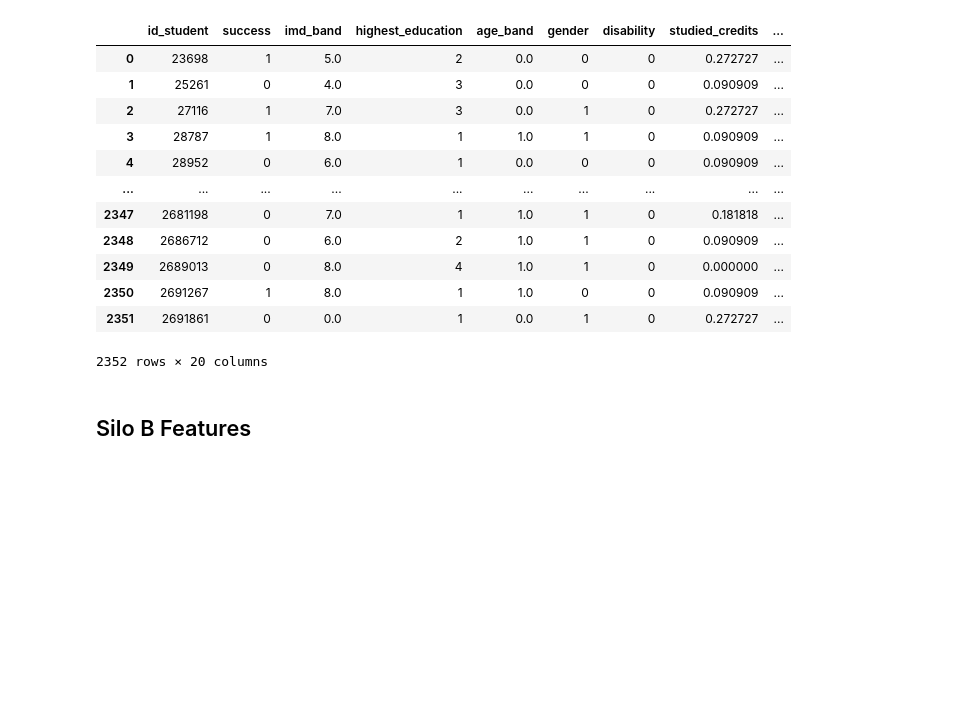
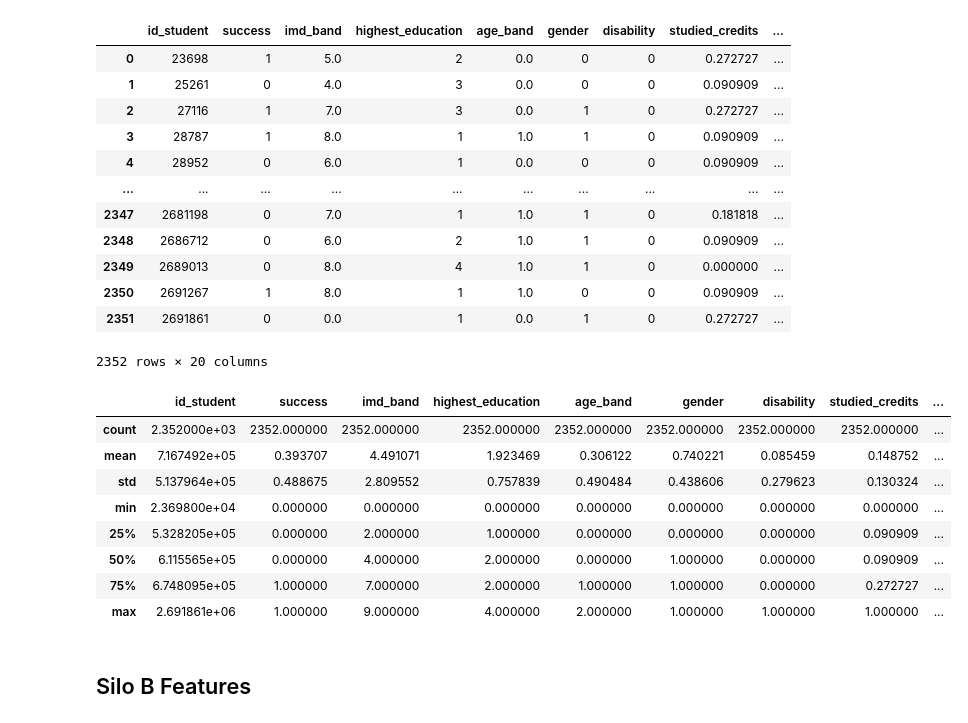
Before and after one commit to Peilong/JayQuery, a Jupyter notebook: notebooks/2026_05_20-EDA_Notebook-v1.ipynb, the cells around one changed output. Drawn from its saved outputs; the diff is of its cells as text; code cells hidden in the pictures; blank space fills up the shorter version.

```diff
--- a/notebooks/2026_05_20-EDA_Notebook-v1.ipynb
+++ b/notebooks/2026_05_20-EDA_Notebook-v1.ipynb
@@ -657,6 +679,18 @@ silo_a
 | 2350 | 2691267 | 1 | 8.0 | 1 | 1.0 | 0 | 0 | 0.090909 | ... |
 | 2351 | 2691861 | 0 | 0.0 | 1 | 0.0 | 1 | 0 | 0.272727 | ... |
 2352 rows × 20 columns
+# %%
+silo_a.describe()
+# %% [output]
+|  | id_student | success | imd_band | highest_education | age_band | gender | disability | studied_credits | ... |
+| count | 2.352000e+03 | 2352.000000 | 2352.000000 | 2352.000000 | 2352.000000 | 2352.000000 | 2352.000000 | 2352.000000 | ... |
+| mean | 7.167492e+05 | 0.393707 | 4.491071 | 1.923469 | 0.306122 | 0.740221 | 0.085459 | 0.148752 | ... |
+| std | 5.137964e+05 | 0.488675 | 2.809552 | 0.757839 | 0.490484 | 0.438606 | 0.279623 | 0.130324 | ... |
+| min | 2.369800e+04 | 0.000000 | 0.000000 | 0.000000 | 0.000000 | 0.000000 | 0.000000 | 0.000000 | ... |
+| 25% | 5.328205e+05 | 0.000000 | 2.000000 | 1.000000 | 0.000000 | 0.000000 | 0.000000 | 0.090909 | ... |
+| 50% | 6.115565e+05 | 0.000000 | 4.000000 | 2.000000 | 0.000000 | 1.000000 | 0.000000 | 0.090909 | ... |
+| 75% | 6.748095e+05 | 1.000000 | 7.000000 | 2.000000 | 1.000000 | 1.000000 | 0.000000 | 0.272727 | ... |
+| max | 2.691861e+06 | 1.000000 | 9.000000 | 4.000000 | 2.000000 | 1.000000 | 1.000000 | 1.000000 | ... |
 # %% [markdown]
 ## Silo B Features
 # %%
```
Also changed, not shown: parts of 9 cells of this notebook, 2 other files.
